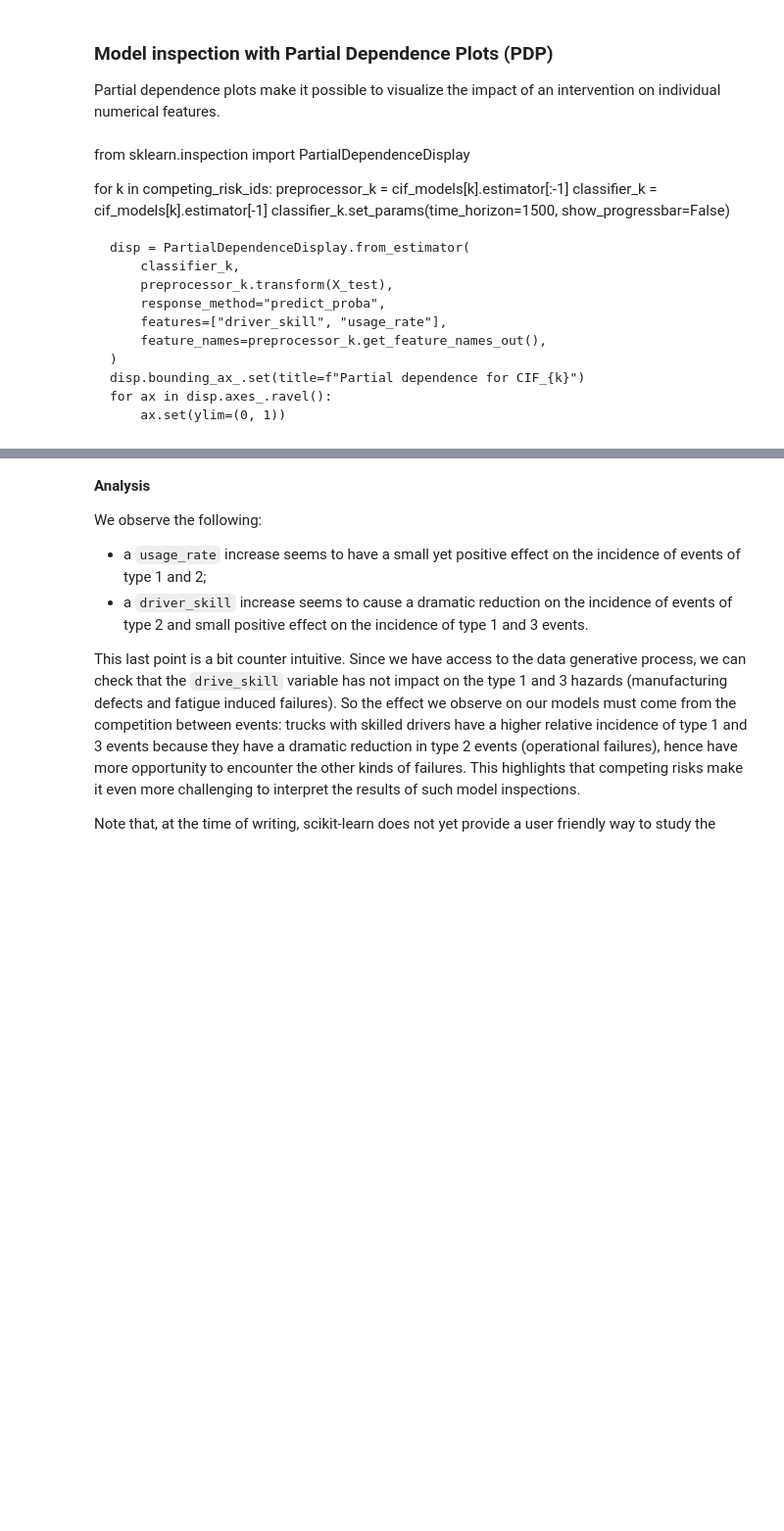
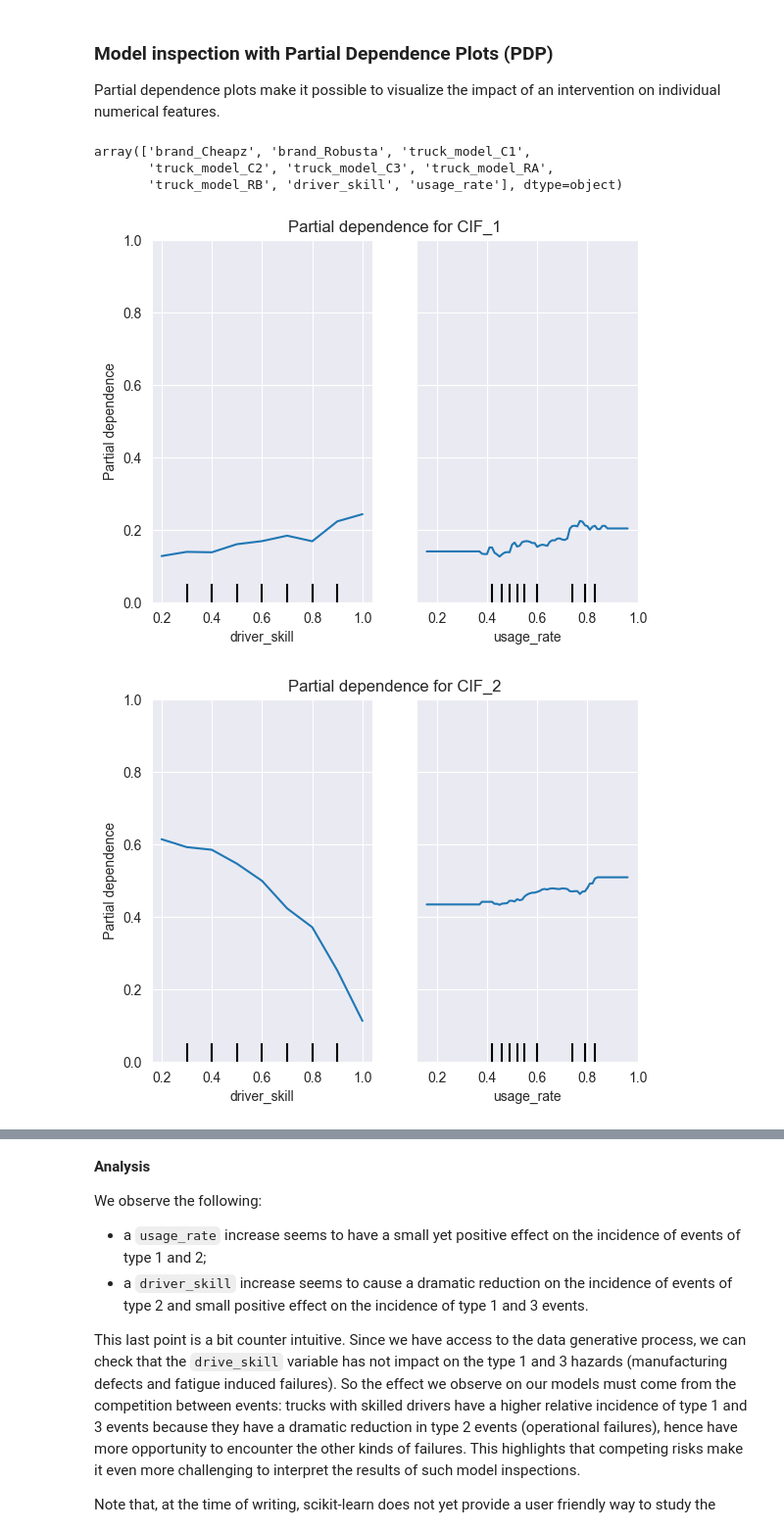
Before and after one commit to Vincent-Maladiere/survival-analysis-demo, a Jupyter notebook: content/bonus_competitive_risk.ipynb, the cells around one changed output, grey strips where cells are left out. Shown at 98% size. Drawn from its saved outputs; the diff is of its cells as text; code cells hidden in the pictures; blank space fills up the shorter version.

Commit message:
clean competitive risk notebook

```diff
--- a/content/bonus_competitive_risk.ipynb
+++ b/content/bonus_competitive_risk.ipynb
@@ -348,18 +374,27 @@ cif_models[1].estimator[:-1].get_feature_names_out()
-# %% [markdown]
-from sklearn.inspection import PartialDependenceDisplay
-
-for k in competing_risk_ids:
-    preprocessor_k = cif_models[k].estimator[:-1]
-    classifier_k = cif_models[k].estimator[-1]
-    classifier_k.set_params(time_horizon=1500, show_progressbar=False)
-
-    disp = PartialDependenceDisplay.from_estimator(
-        classifier_k,
-        preprocessor_k.transform(X_test),
-        response_method="predict_proba",
-        features=["driver_skill", "usage_rate"],
-        feature_names=preprocessor_k.get_feature_names_out(),
-    )
-    disp.bounding_ax_.set(title=f"Partial dependence for CIF_{k}")
-    for ax in disp.axes_.ravel():
-        ax.set(ylim=(0, 1))
+# %%
+cif_models[1][:-1].get_feature_names_out()
+# %% [output]
+array(['brand_Cheapz', 'brand_Robusta', 'truck_model_C1',
+       'truck_model_C2', 'truck_model_C3', 'truck_model_RA',
+       'truck_model_RB', 'driver_skill', 'usage_rate'], dtype=object)
+# %%
+from sklearn.inspection import PartialDependenceDisplay
+
+for k in competing_risk_ids:
+    preprocessor_k = cif_models[k][:-1]
+    classifier_k = cif_models[k][-1]
+    classifier_k.set_params(time_horizon=1500, show_progressbar=False)
+
+    disp = PartialDependenceDisplay.from_estimator(
+        classifier_k,
+        preprocessor_k.transform(X_test),
+        response_method="predict_proba",
+        features=["driver_skill", "usage_rate"],
+        feature_names=preprocessor_k.get_feature_names_out(),
+    )
+    disp.bounding_ax_.set(title=f"Partial dependence for CIF_{k}")
+    for ax in disp.axes_.ravel():
+        ax.set(ylim=(0, 1))
+# %% [output]
+[figure, added]
+[figure, added]
```
Also changed, not shown: parts of 9 cells of this notebook, 2 other files.
